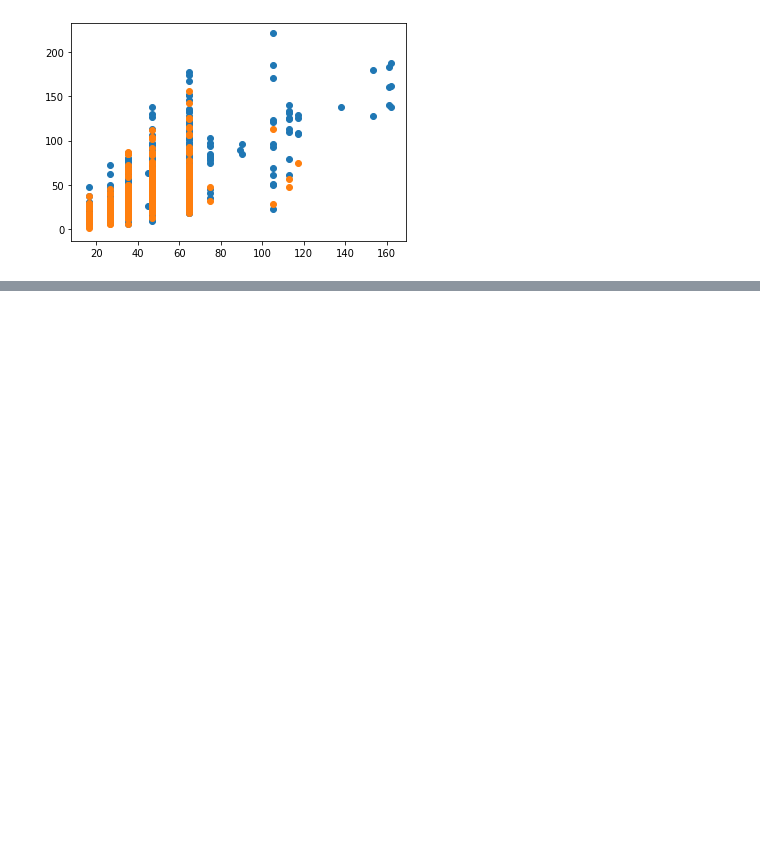
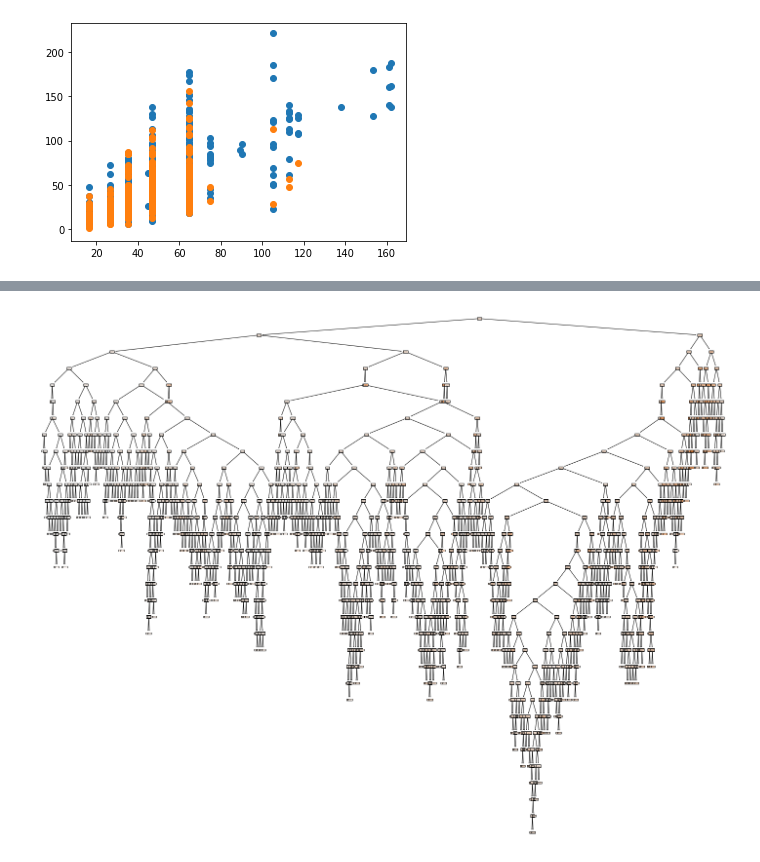
Before and after one commit to sacalderonv/TimeSeries, a Jupyter notebook: Python Jupyter/Árboles.ipynb, the cells around one changed output, grey strips where cells are left out. Saved outputs shown, nothing was run; the diff lists cells and outputs as text; code cells hidden in the pictures; blank space fills up the shorter version.

```diff
--- a/Python Jupyter/Árboles.ipynb
+++ b/Python Jupyter/Árboles.ipynb
@@ -241,3 +241,10 @@ plt.scatter(test_prediction, test_target, label='test')  # orange
 plt.show()
 # %% [output]
 [figure]
+# %%
+from sklearn import tree
+
+listacaract=list(df1_PM25.columns.values)
+respuesta=listacaract.pop()
+text_representation = tree.export_text(decision_tree_PM25)
+print(text_representation)
@@ -243,0 +269,8 @@ plt.show()
+# %%
+fig = plt.figure(figsize=(25,20))
+_ = tree.plot_tree(decision_tree_PM25,
+                   feature_names=listacaract,
+                   class_names=respuesta,
+                   filled=True)
+# %% [output]
+[figure, added]
```
Also changed, not shown: parts of 1 cell of this notebook, 1 other file.
